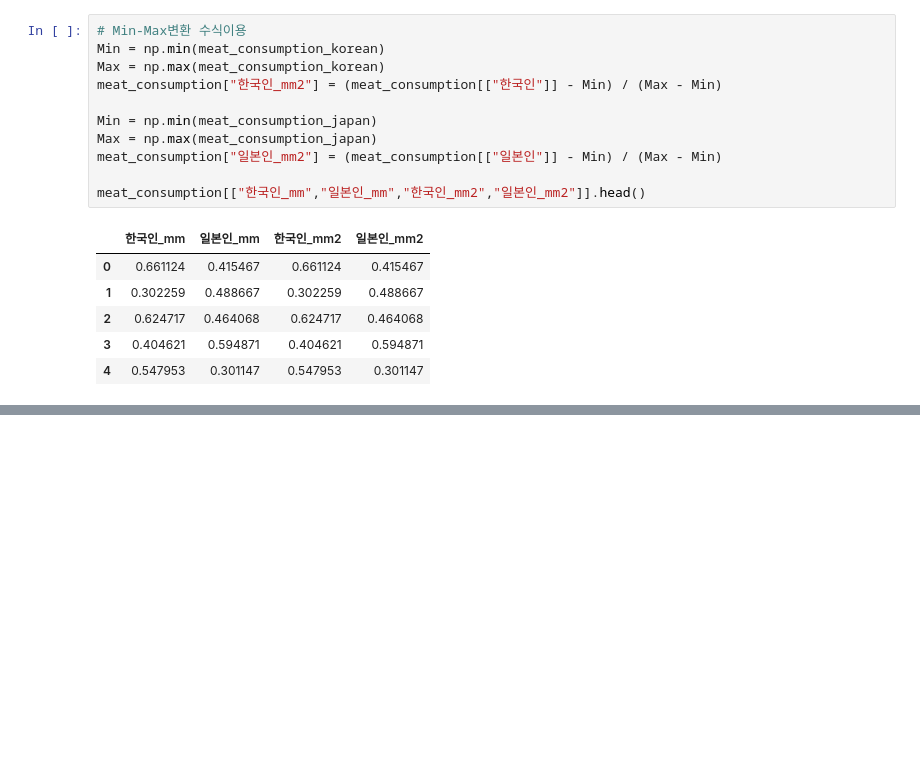
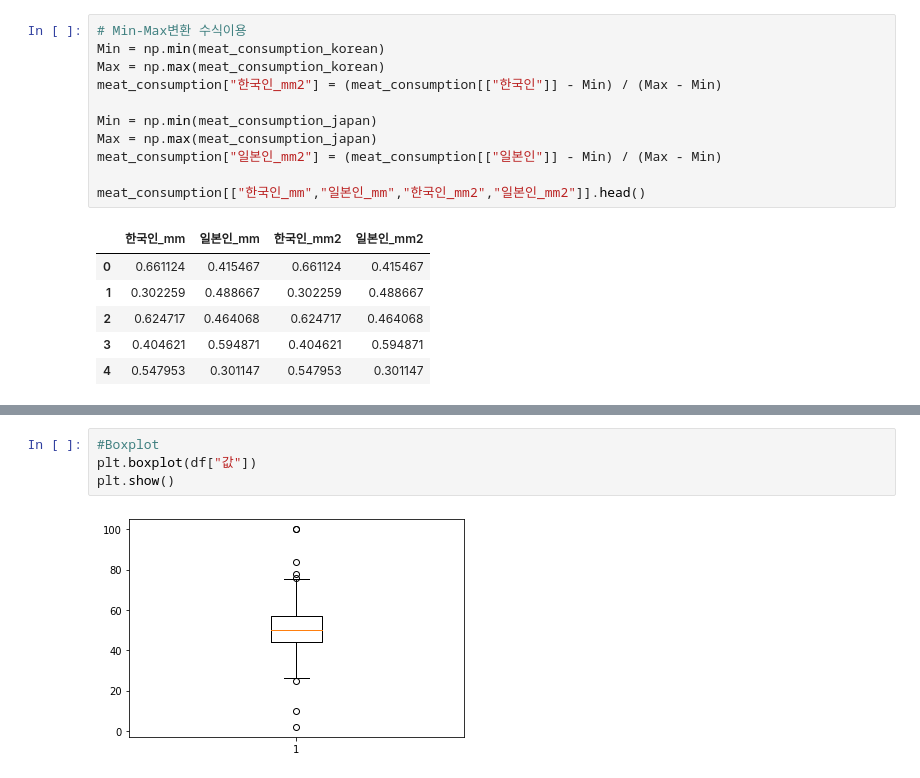
Before and after one commit to rlackdrhkd/Coding-Study, a Jupyter notebook: 빅분기_1회차.ipynb, the cells around one changed output, grey strips where cells are left out. Cells and saved outputs as stored; diff of their text form; blank space fills up the shorter version.

```diff
--- a/빅분기_1회차.ipynb
+++ b/빅분기_1회차.ipynb
@@ -293,0 +639,6 @@ meat_consumption[["한국인_mm","일본인_mm","한국인_mm2","일본인_mm2"]
+# %%
+#Boxplot
+plt.boxplot(df["값"])
+plt.show()
+# %% [output]
+[figure, added]
```
Also changed, not shown: parts of 54 cells of this notebook.
